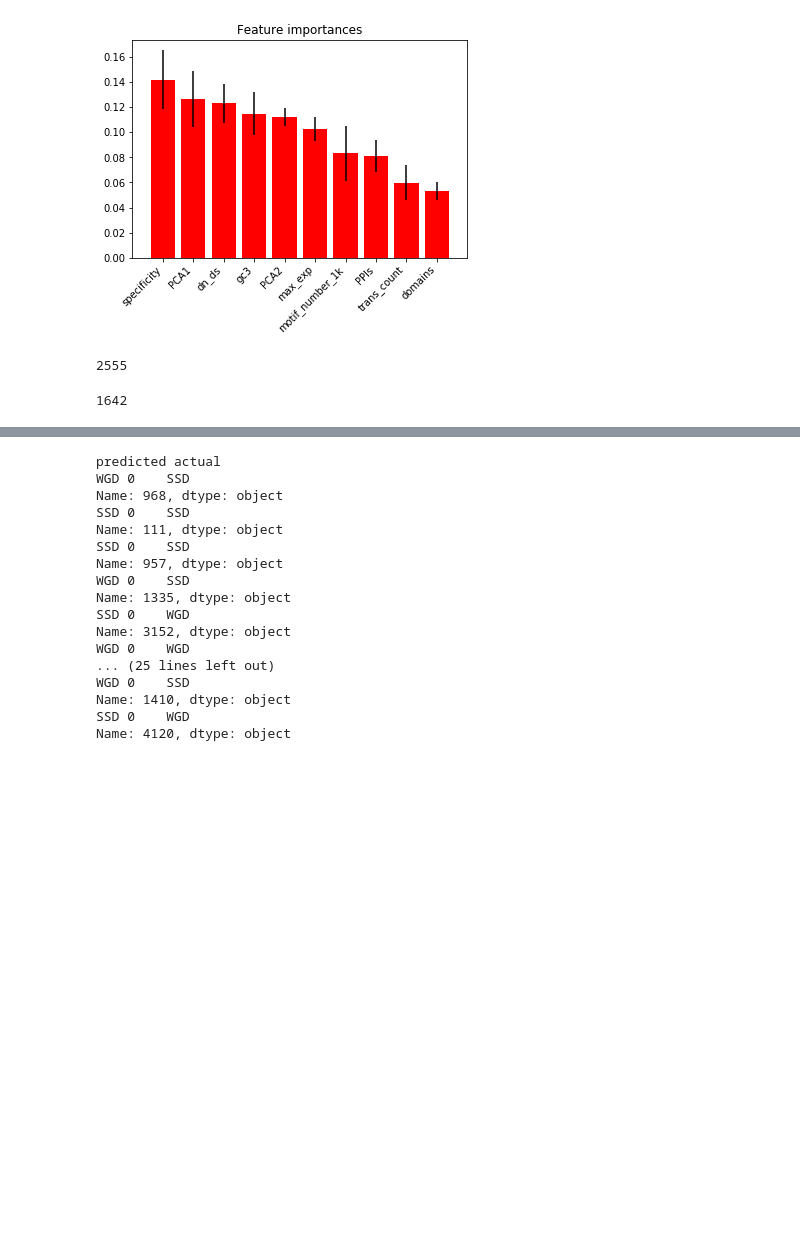
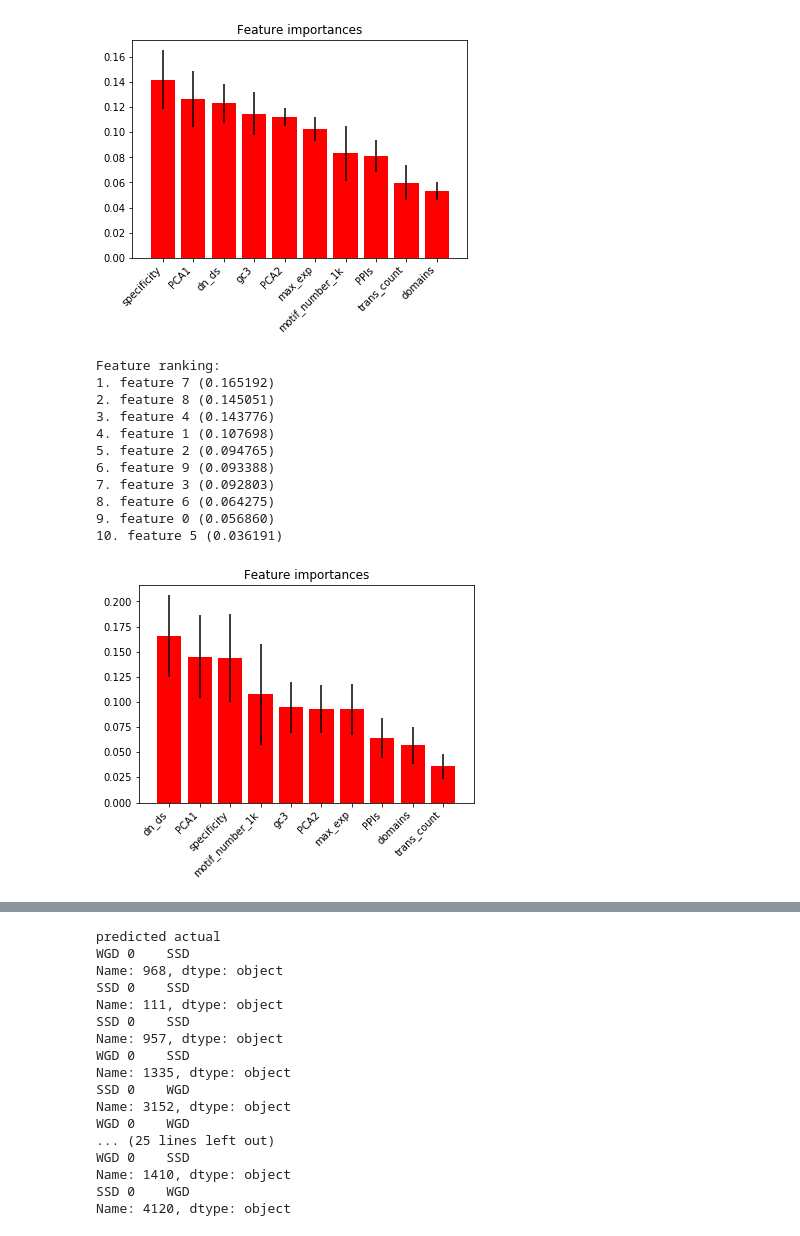
Before and after one commit to ZoeVance/data_cleaning_backup, a Jupyter notebook: Stats.ipynb, the cells around one changed output, grey strips where cells are left out. Cells and saved outputs as stored; diff of their text form; code cells hidden in the pictures; blank space fills up the shorter version.

```diff
--- a/Stats.ipynb
+++ b/Stats.ipynb
@@ -1085,11 +1808,3 @@ Feature ranking:
 9. feature 5 (0.059677)
 10. feature 0 (0.053228)
 [figure]
-# %%
-list(train_t).count('WGD')
-# %% [output]
-2555
-# %%
-list(train_t).count('SSD')
-# %% [output]
-1642
@@ -1099,2 +1811,40 @@ import matplotlib.pyplot as plt
+# %%
+import numpy as np
+import matplotlib.pyplot as plt
+importances = est.feature_importances_
+std = np.std([tree.feature_importances_ for tree in est.estimators_],
+             axis=0)
+indices = np.argsort(importances)[::-1]
+
+# Print the feature ranking
+print("Feature ranking:")
+
+for f in range(train_x.shape[1]):
+    print("%d. feature %d (%f)" % (f + 1, indices[f], importances[indices[f]]))
+
+# Plot the feature importances of the forest
+fig, ax = plt.subplots()
+plt.title("Feature importances")
+plt.bar(range(train_x.shape[1]), importances[indices],
+       color="r", yerr=std[indices], align="center")
+plt.xticks(range(train_x.shape[1]), indices, rotation=45, ha='right')
+ax.xaxis.set_ticklabels([x for x in features][i] for i in indices)
+
+plt.xlim([-1, train_x.shape[1]])
+plt.savefig('rf_feature_importance.png', bbox_inches='tight')
+plt.show()
+# %% [output]
+Feature ranking:
+1. feature 7 (0.165192)
+2. feature 8 (0.145051)
+3. feature 4 (0.143776)
+4. feature 1 (0.107698)
+5. feature 2 (0.094765)
+6. feature 9 (0.093388)
+7. feature 3 (0.092803)
+8. feature 6 (0.064275)
+9. feature 0 (0.056860)
+10. feature 5 (0.036191)
+[figure, added]
 # %%
 score = []
```
Also changed, not shown: parts of 108 cells of this notebook, 5 other files.
